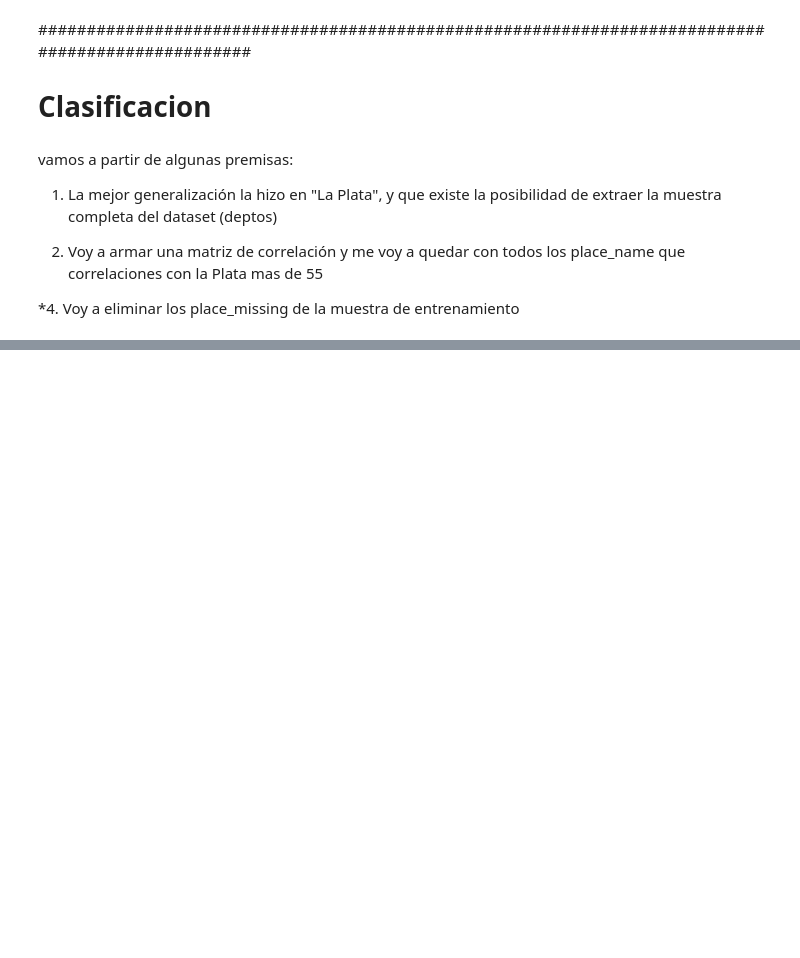
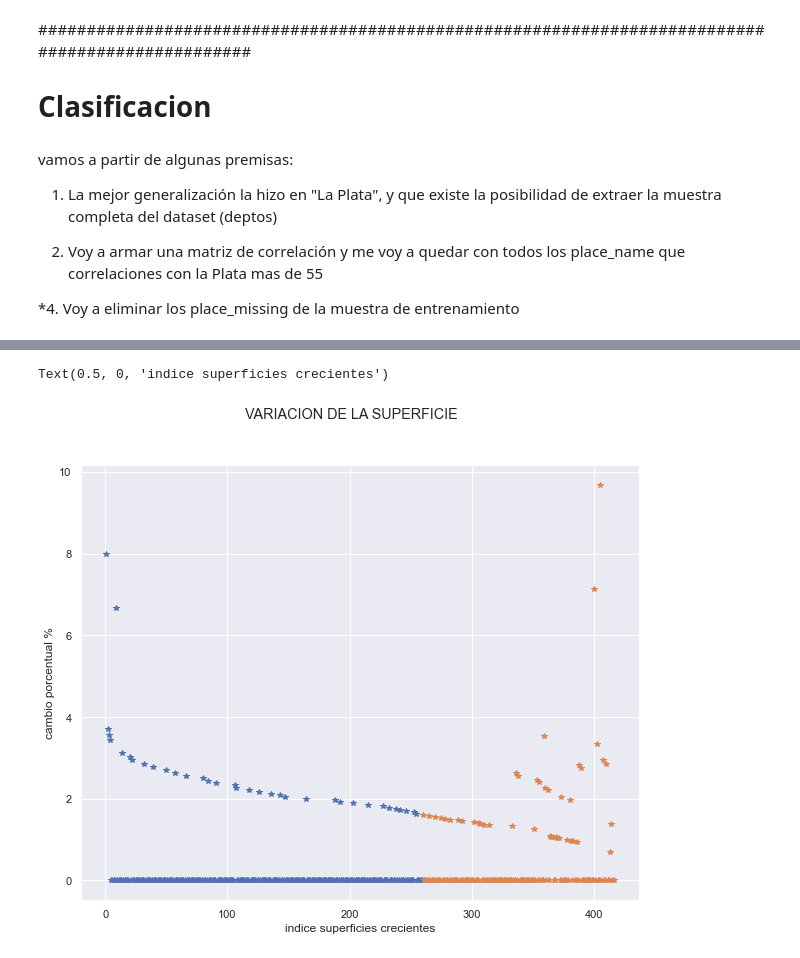
Before and after one commit to grupo4dhds/grupo4_git, a Jupyter notebook: workshop2_G4_ml.ipynb, the cells around one changed output, grey strips where cells are left out. Cells and saved outputs as stored; diff of their text form; code cells hidden in the pictures; blank space fills up the shorter version.

```diff
--- a/workshop2_G4_ml.ipynb
+++ b/workshop2_G4_ml.ipynb
@@ -1367,2 +1364,4 @@ Dictures = ['X', 'y', 'Xtrain', 'ytrain',' Xmuestra', 'X_ridge', 'X_lasso']
 # %%
 data = pd.DataFrame(Dicto['data'][0])
+la_plata = data[data.place_name == 'La Plata']
+la_plata
@@ -1385,0 +1382,9 @@ data
+# %%
+la_plata.sort_values(by='surface_total_in_m2', ascending=True, inplace=True)
+la_plata['surface_pct_change'] = la_plata.surface_total_in_m2.pct_change()*100
+la_plata['price_pct_change'] = la_plata.price.pct_change()*100
+
+la_plata.reset_index(drop=True,inplace=True)
+la_plata['price_pct_change_positive'] = la_plata.eval('price_pct_change > 0')
+la_plata['changing_surface'] = la_plata.eval('surface_pct_change > 0.2 and surface_pct_change < 4')
+la_plata
@@ -1385,0 +1405,11 @@ data
+# %%
+mask = la_plata.above_mean == 0
+plt.figure(figsize=(10,8))
+plt.plot(la_plata[mask].surface_pct_change, '*')
+plt.plot(la_plata[~mask].surface_pct_change, '*')
+plt.suptitle('VARIACION DE LA SUPERFICIE')
+plt.ylabel('cambio porcentual %')
+plt.xlabel('indice superficies crecientes')
+# %% [output]
+Text(0.5, 0, 'indice superficies crecientes')
+[figure, added]
```
Also changed, not shown: parts of 15 cells of this notebook.
